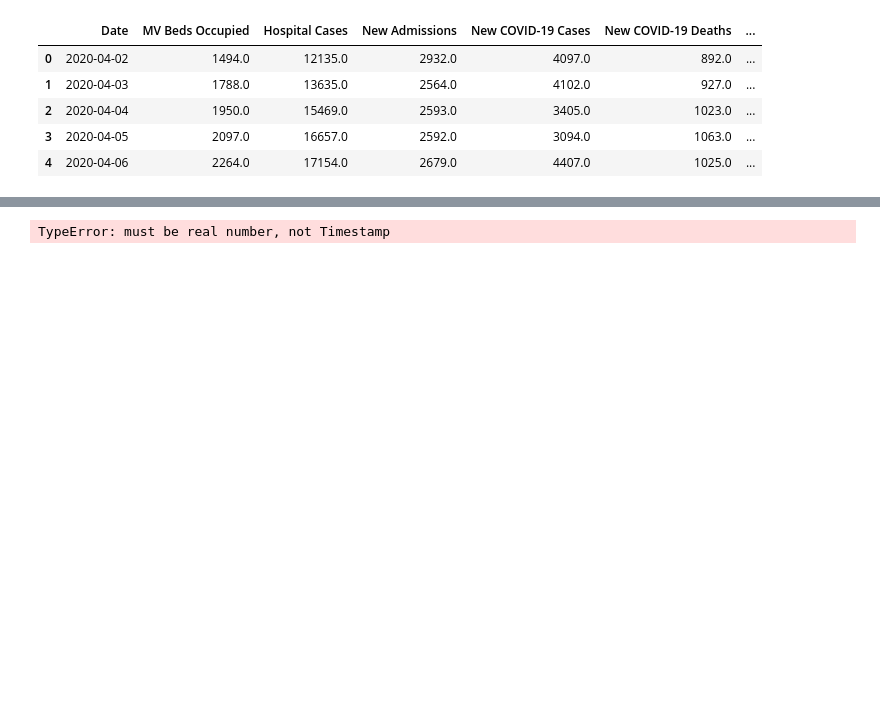
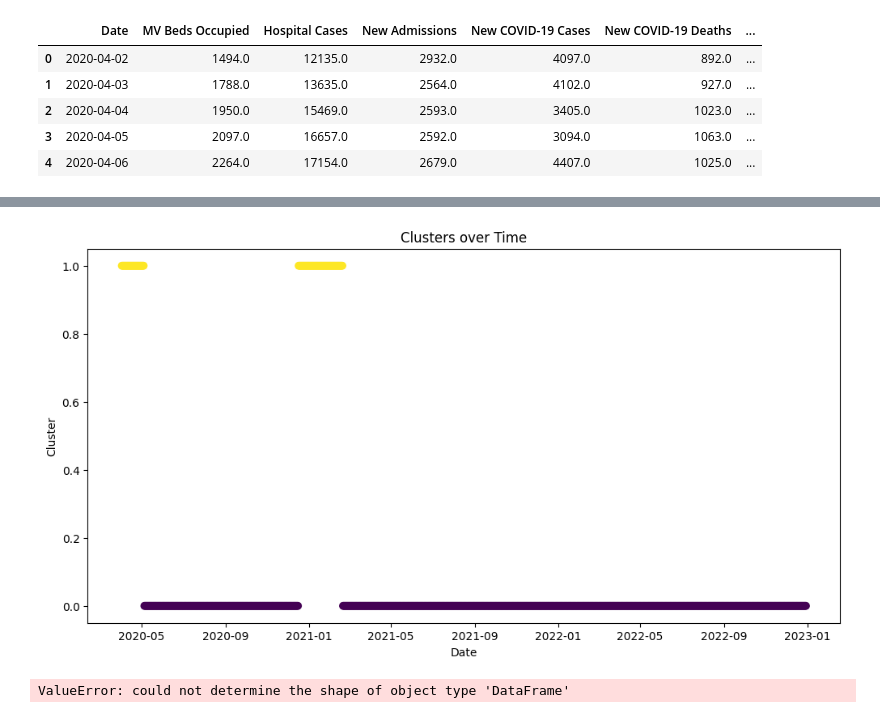
Before and after one commit to michaelajao/Multivate-forecasting, a Jupyter notebook: script/forecasting.ipynb, the cells around one changed output, grey strips where cells are left out. Drawn from its saved outputs; the diff is of its cells as text; code cells hidden in the pictures; blank space fills up the shorter version.

```diff
--- a/script/forecasting.ipynb
+++ b/script/forecasting.ipynb
@@ -175,0 +210,7 @@ AttributeError: 'list' object has no attribute 'corr'
+# %%
+# Apply K-Means with the chosen number of clusters
+optimal_k = 2  # Replace with the chosen k
+kmeans = KMeans(n_clusters=optimal_k, random_state=0).fit(features_scaled)
+
+# Assign the clusters to the original data
+data['Cluster'] = kmeans.labels_
@@ -176,10 +225,19 @@ AttributeError: 'list' object has no attribute 'corr'
+# %%
+plt.figure(figsize=(12, 6))
+plt.scatter(data['Date'], data['Cluster'], c=data['Cluster'])
+plt.title('Clusters over Time')
+plt.xlabel('Date')
+plt.ylabel('Cluster')
+plt.show()
+# %% [output]
+[figure, added]
 # %%
 import torch
 from torch.utils.data import DataLoader, TensorDataset
 
 # Assuming 'data' is your DataFrame and 'MV Beds Occupied' is the target variable
 # Convert the DataFrame to a PyTorch Tensor
-data_tensor = torch.tensor(data[1:7], dtype=torch.float32)
+data_tensor = torch.tensor(data, dtype=torch.float32)
 
 # Define a function to create sequences
 def create_sequences(input_data, target_column, sequence_length):
@@ -204,4 +262,4 @@ train_sequences, test_sequences = sequences[:train_size], sequences[train_size:]
 train_loader = DataLoader(train_sequences, batch_size=64, shuffle=True)
 test_loader = DataLoader(test_sequences, batch_size=64, shuffle=False)
 # %% [output]
-TypeError: must be real number, not Timestamp
+ValueError: could not determine the shape of object type 'DataFrame'
```
Also changed, not shown: parts of 7 cells of this notebook, 9 other files.
